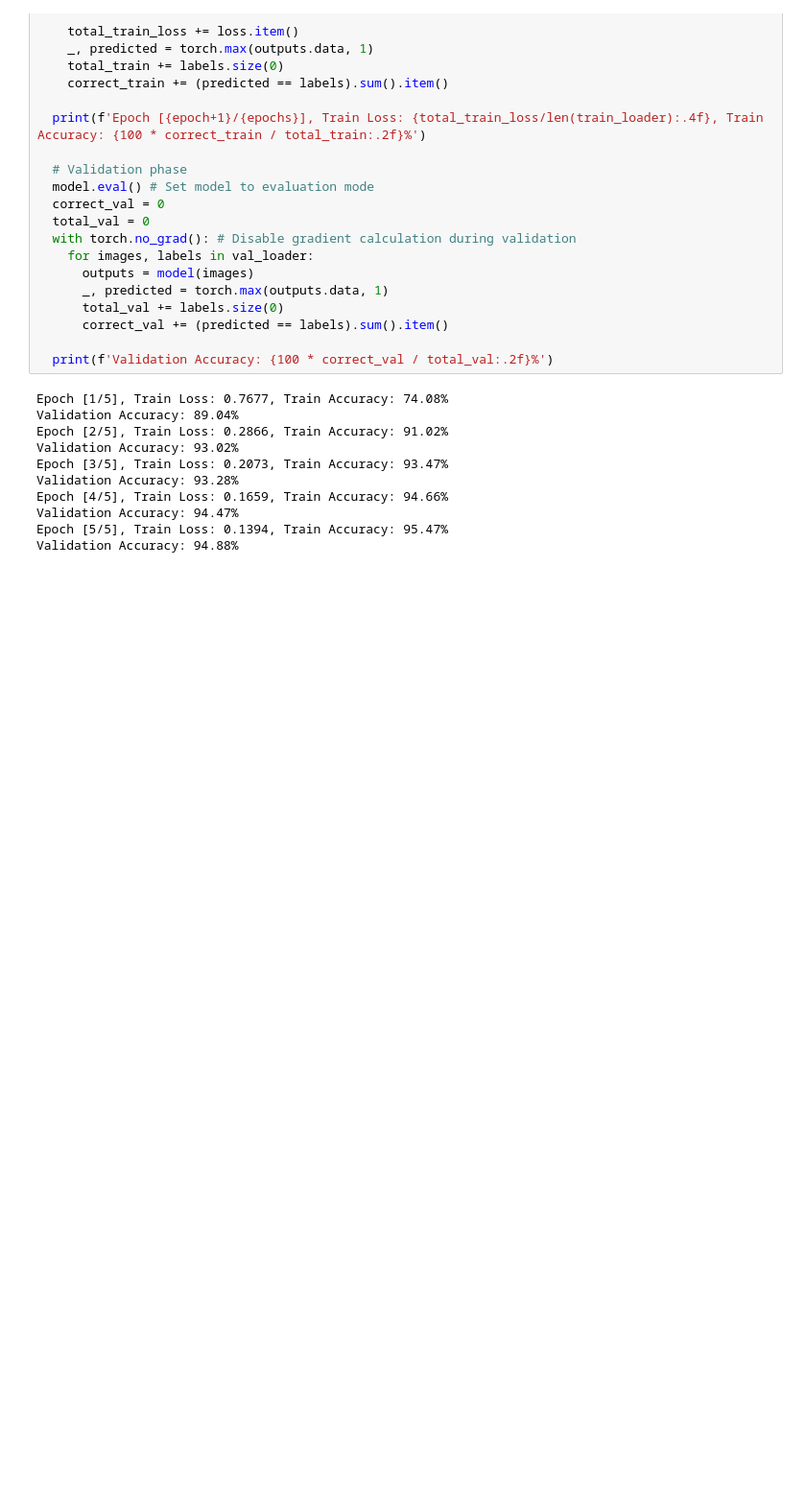
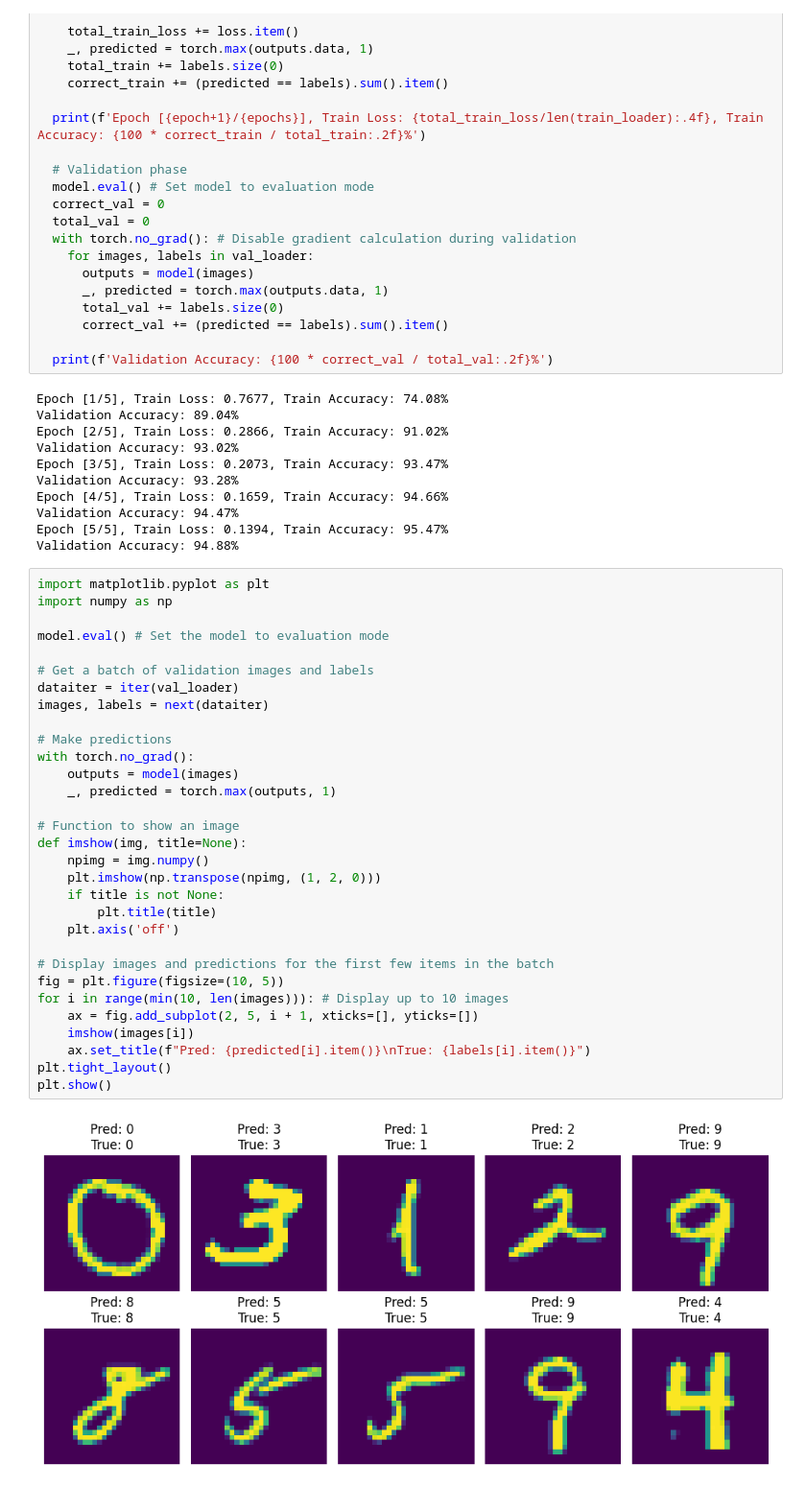
Before and after one commit to Navodit-Sahai/VisionTransformer-from-scratch, a Jupyter notebook: VisionTransformer.ipynb, the cells around one changed output. Shown at 96% size. Cells and saved outputs as stored; diff of their text form; blank space fills up the shorter version.

```diff
--- a/VisionTransformer.ipynb
+++ b/VisionTransformer.ipynb
@@ -179,3 +179,36 @@ Epoch [4/5], Train Loss: 0.1659, Train Accuracy: 94.66%
 Validation Accuracy: 94.47%
 Epoch [5/5], Train Loss: 0.1394, Train Accuracy: 95.47%
 Validation Accuracy: 94.88%
+# %%
+import matplotlib.pyplot as plt
+import numpy as np
+
+model.eval() # Set the model to evaluation mode
+
+# Get a batch of validation images and labels
+dataiter = iter(val_loader)
+images, labels = next(dataiter)
+
+# Make predictions
+with torch.no_grad():
+    outputs = model(images)
+    _, predicted = torch.max(outputs, 1)
+
+# Function to show an image
+def imshow(img, title=None):
+    npimg = img.numpy()
+    plt.imshow(np.transpose(npimg, (1, 2, 0)))
+    if title is not None:
+        plt.title(title)
+    plt.axis('off')
+
+# Display images and predictions for the first few items in the batch
+fig = plt.figure(figsize=(10, 5))
+for i in range(min(10, len(images))): # Display up to 10 images
+    ax = fig.add_subplot(2, 5, i + 1, xticks=[], yticks=[])
+    imshow(images[i])
+    ax.set_title(f"Pred: {predicted[i].item()}\nTrue: {labels[i].item()}")
+plt.tight_layout()
+plt.show()
+# %% [output]
+[figure, added]
```
